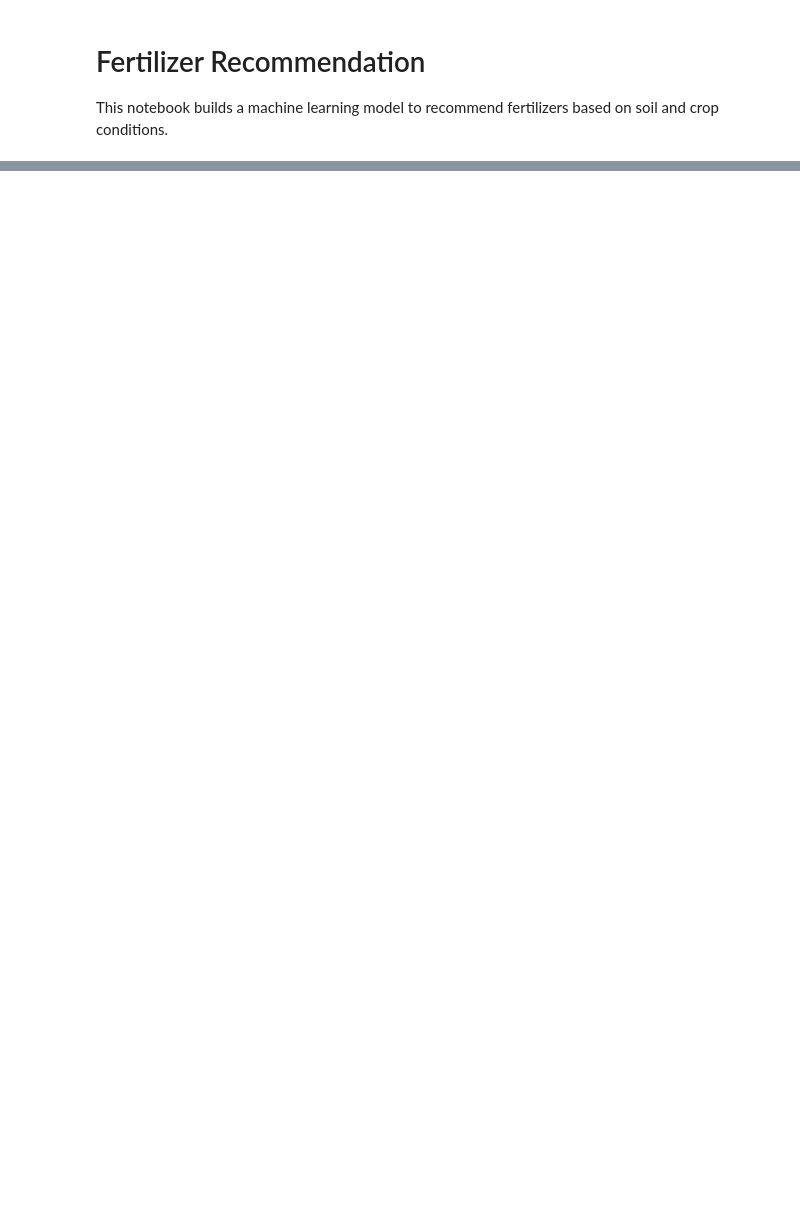
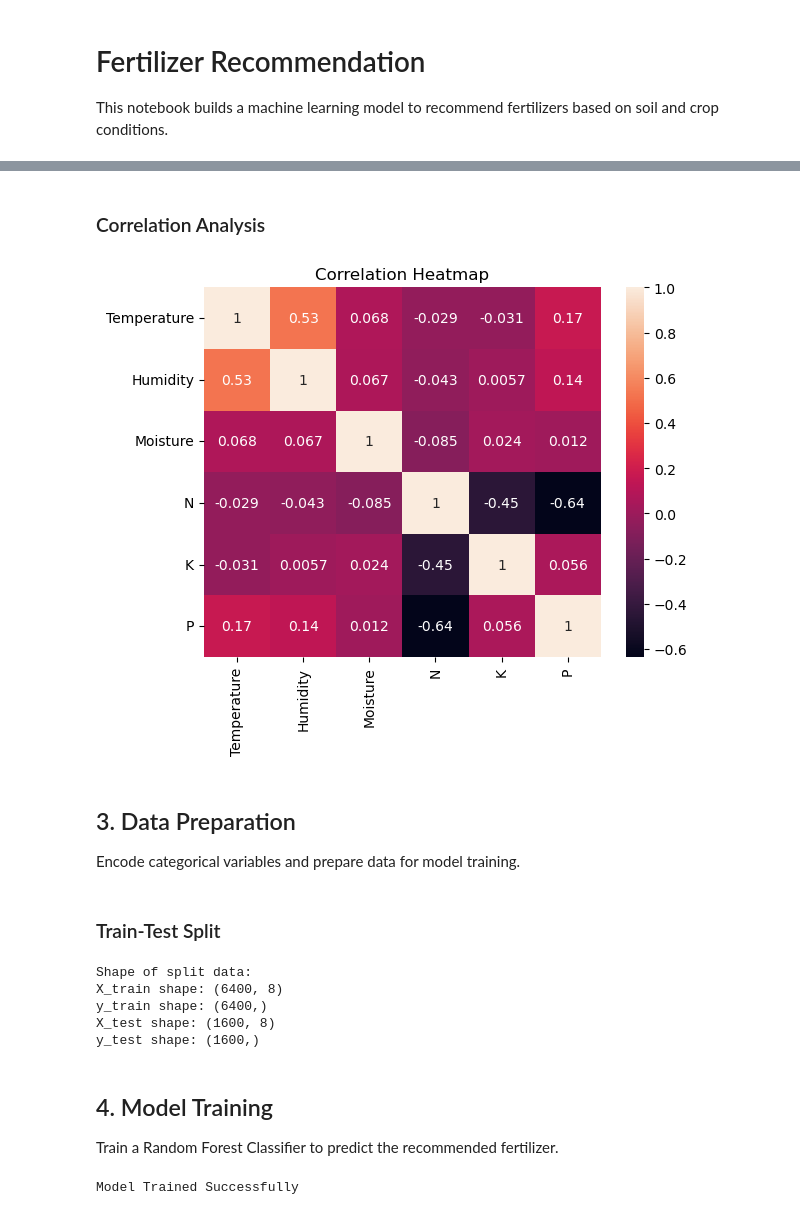
Before and after one commit to hardik-a3105/smart-agriculture-system, a Jupyter notebook: notebooks/fertilizer_recommendation.ipynb, the cells around one changed output, grey strips where cells are left out. Cells and saved outputs as stored; diff of their text form; code cells hidden in the pictures; blank space fills up the shorter version.

```diff
--- a/notebooks/fertilizer_recommendation.ipynb
+++ b/notebooks/fertilizer_recommendation.ipynb
@@ -181,0 +20,4 @@ Predicted Fertilizer Name: 17-17-17
+# %%
+# Load dataset using relative path
+data = pd.read_csv('../data/fertilizer_recommendation.csv')
+data.head()
@@ -181,0 +69,3 @@ Predicted Fertilizer Name: 17-17-17
+# %%
+#changing the column names for better readability
+data.rename(columns={'Soil Type':'Soil_Type','Crop Type':'Crop_Type'},inplace=True)
@@ -181,0 +107,12 @@ Predicted Fertilizer Name: 17-17-17
+# %% [markdown]
+### Correlation Analysis
+# %%
+# Create a heatmap to visualize correlations between numerical features and target variable
+sns.heatmap(data.corr(numeric_only=True), annot=True)
+plt.title("Correlation Heatmap")
+plt.show()
+# %% [output]
+[figure, added]
+# %% [markdown]
+## 3. Data Preparation
+Encode categorical variables and prepare data for model training.
@@ -181,0 +127,32 @@ Predicted Fertilizer Name: 17-17-17
+# %% [markdown]
+### Train-Test Split
+# %%
+# Split the data into features (X) and target variable (y)
+X = data.drop('Fertilizer', axis=1)
+y = data['Fertilizer']
+
+# Train-test split: 80% training, 20% testing for model evaluation
+X_train, X_test, y_train, y_test = train_test_split(X, y, test_size=0.2, random_state=42)
+
+print("Shape of split data:")
+print("X_train shape:", X_train.shape)
+print("y_train shape:", y_train.shape)
+print("X_test shape:", X_test.shape)
+print("y_test shape:", y_test.shape)
+# %% [output]
+Shape of split data:
+X_train shape: (6400, 8)
+y_train shape: (6400,)
+X_test shape: (1600, 8)
+y_test shape: (1600,)
+# %% [markdown]
+## 4. Model Training
+Train a Random Forest Classifier to predict the recommended fertilizer.
+# %%
+# Create and train Random Forest Classifier model
+# Random Forest handles non-linear relationships and feature interactions well
+model = RandomForestClassifier(random_state=42)
+model.fit(X_train, y_train)
+print("\nModel Trained Successfully")
+# %% [output]
+Model Trained Successfully
```
Also changed, not shown: parts of 40 cells of this notebook, 11 other files.
